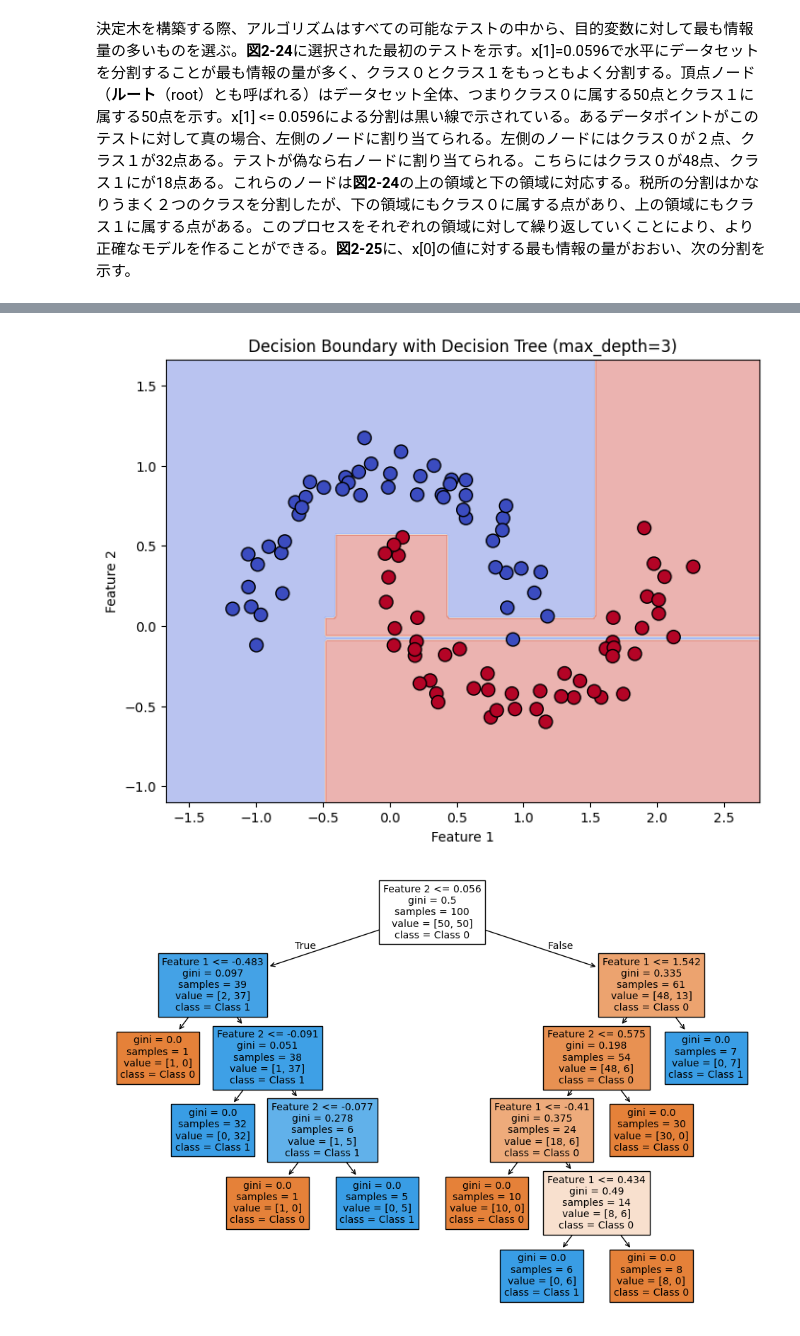
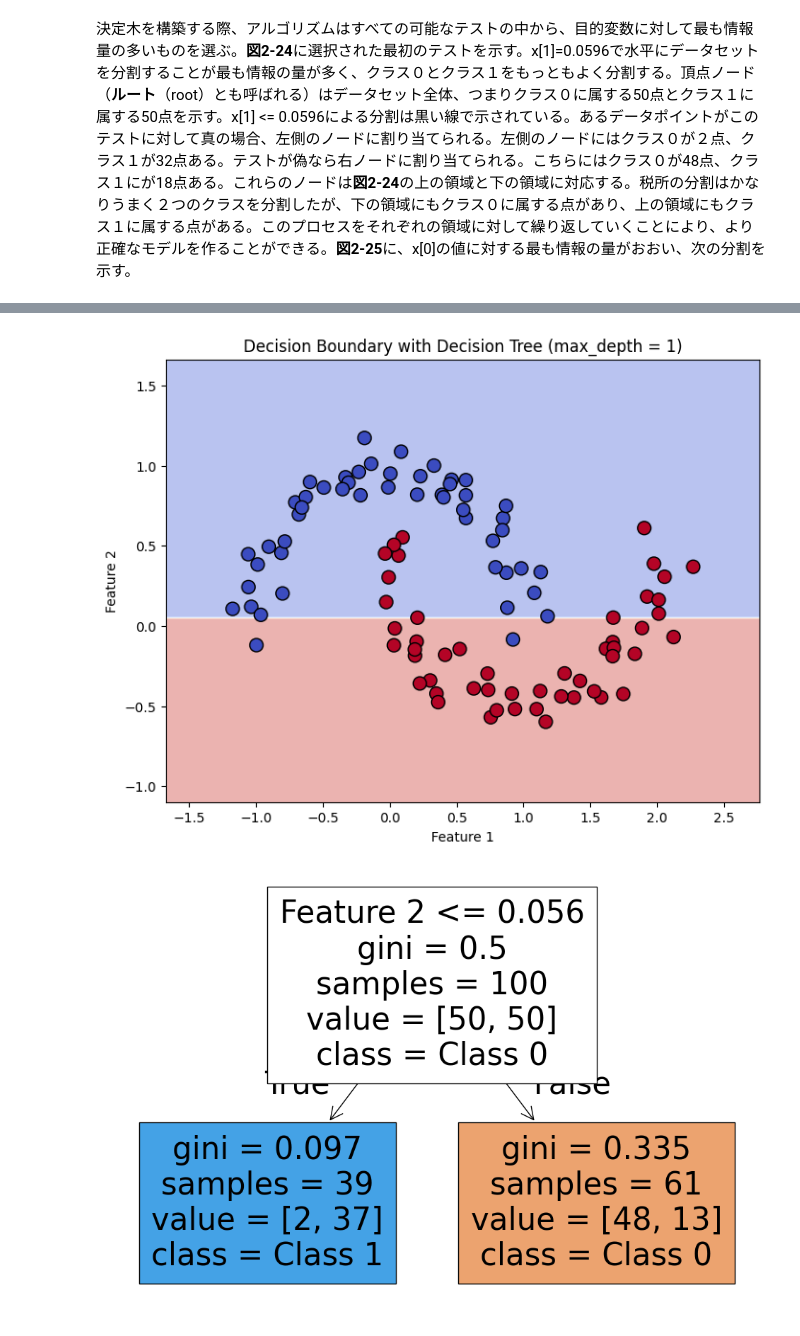
Before and after one commit to SeijiFukuhara/Introduction_to_Machine_Learning_with_Python_O-REILLY, a Jupyter notebook: notebooks/2_3_5__1_決定木.ipynb, the cells around one changed output, grey strips where cells are left out. Drawn from its saved outputs; the diff is of its cells as text; code cells hidden in the pictures.

```diff
--- a/notebooks/2_3_5__1_決定木.ipynb
+++ b/notebooks/2_3_5__1_決定木.ipynb
@@ -144,40 +101,5 @@ plt.show()
-# %%
-max_depth =9 # 決定木の深さ
-
-# データセットを生成
-X, y = make_moons(n_samples=100, noise=0.1, random_state=42)
-
-# 決定木のモデルを作成 (depthを3に設定)
-clf = DecisionTreeClassifier(max_depth=max_depth, random_state=42)
-clf.fit(X, y)
-
-# 決定境界を描画するためのグリッドを生成
-x_min, x_max = X[:, 0].min() - 0.5, X[:, 0].max() + 0.5
-y_min, y_max = X[:, 1].min() - 0.5, X[:, 1].max() + 0.5
-xx, yy = np.meshgrid(np.arange(x_min, x_max, 0.02),
-                     np.arange(y_min, y_max, 0.02))
-
-# 決定木による予測
-Z = clf.predict(np.c_[xx.ravel(), yy.ravel()])
-Z = Z.reshape(xx.shape)
-
-# プロット
-plt.figure(figsize=(8, 6))
-plt.contourf(xx, yy, Z, alpha=0.4, cmap=plt.cm.coolwarm)  # 決定境界の描画
-plt.scatter(X[:, 0], X[:, 1], c=y, s=100, cmap=plt.cm.coolwarm, edgecolors='k')  # データポイントのプロット
-plt.xlabel('Feature 1')
-plt.ylabel('Feature 2')
-plt.title('Decision Boundary with Decision Tree (max_depth=3)')
-plt.show()
-
-# 決定木のモデルを作成 (depthを3に設定)
-clf = DecisionTreeClassifier(max_depth=max_depth, random_state=42)
-clf.fit(X, y)
-
-# 決定木をプロット
-plt.figure(figsize=(12, 8))
-tree.plot_tree(clf, filled=True, feature_names=['Feature 1', 'Feature 2'], class_names=['Class 0', 'Class 1'])
-plt.show()
-# %% [output]
-[figure, removed]
-[figure, removed]
+# %%
+decision_tree(max_depth =1) # 深さ１の決定木描画
+# %% [output]
+[figure, added]
+[figure, added]
```
Also changed, not shown: parts of 11 cells of this notebook, 1 other file.
